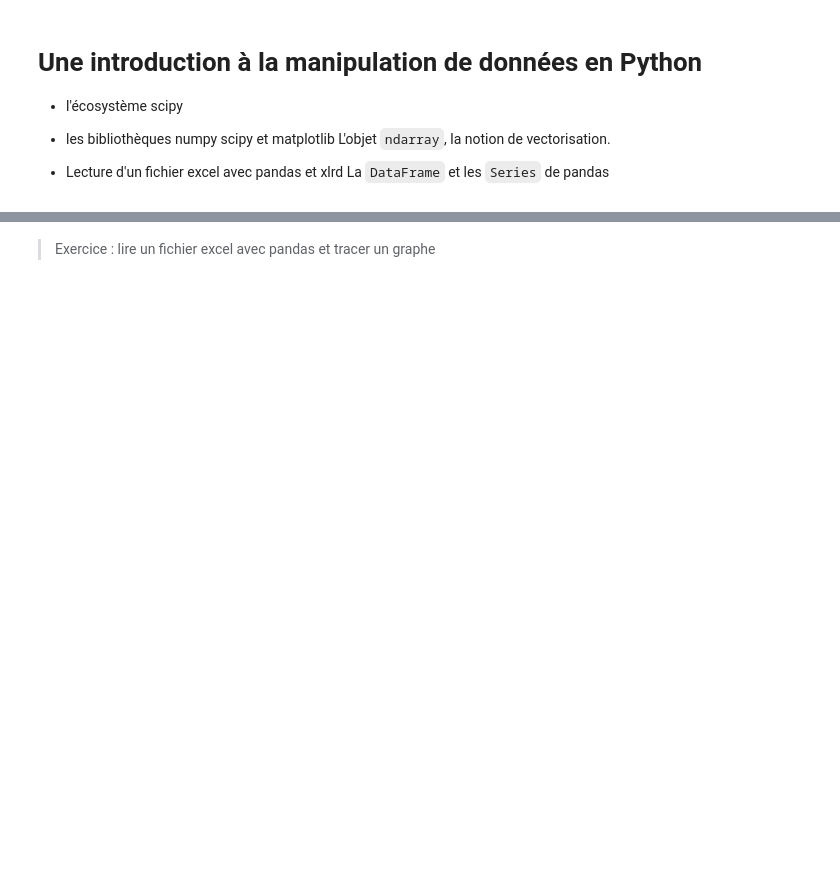
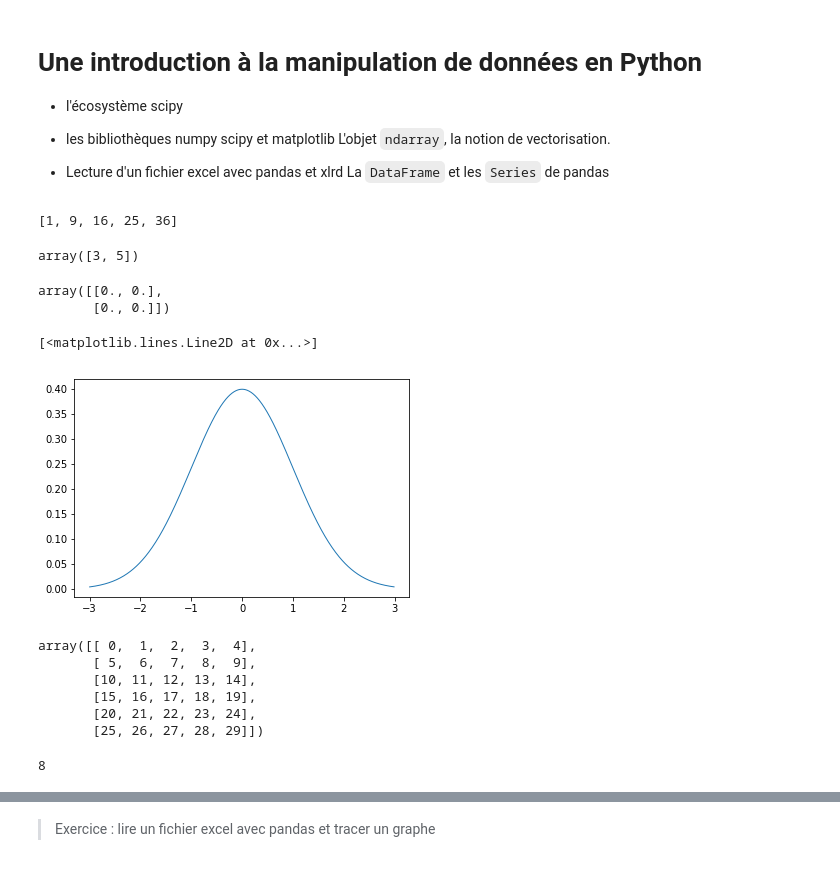
Before and after one commit to glyg/learn_python, a Jupyter notebook: Notes.ipynb, the cells around one changed output, grey strips where cells are left out. Cells and saved outputs as stored; diff of their text form; code cells hidden in the pictures; blank space fills up the shorter version.

```diff
--- a/Notes.ipynb
+++ b/Notes.ipynb
@@ -374,0 +1024,8 @@ import matplotlib.pyplot as plt
+# %%
+my_list_sq
+# %% [output]
+[1, 9, 16, 25, 36]
+# %%
+my_array[1::2]
+# %% [output]
+array([3, 5])
@@ -374,0 +1034,17 @@ import matplotlib.pyplot as plt
+# %%
+zzz[1:3, 2:, 3]
+# %% [output]
+array([[0., 0.],
+       [0., 0.]])
+# %%
+x = np.arange(-3, 3, 1e-2)
+
+y = np.cos(x*np.exp(x))
+
+def gauss(x, mean, std):
+    return np.exp(-(x-mean)**2/(2*std**2))/(std*np.sqrt(2*np.pi))
+# %%
+plt.plot(x, gauss(x, 0, 1), lw=1)
+# %% [output]
+[<matplotlib.lines.Line2D at 0x...>]
+[figure, added]
@@ -374,0 +1055,19 @@ import matplotlib.pyplot as plt
+# %%
+data
+# %% [output]
+array([[ 0,  1,  2,  3,  4],
+       [ 5,  6,  7,  8,  9],
+       [10, 11, 12, 13, 14],
+       [15, 16, 17, 18, 19],
+       [20, 21, 22, 23, 24],
+       [25, 26, 27, 28, 29]])
+# %%
+df = pd.DataFrame(
+    data,
+    index=["a", "b", "c", "d", "e", "f"],
+    columns=["A", "V", "D", "C", "R"]
+)
+
+df.loc["b", "C"]
+# %% [output]
+8
```
Also changed, not shown: parts of 165 cells of this notebook, 7 other files.
